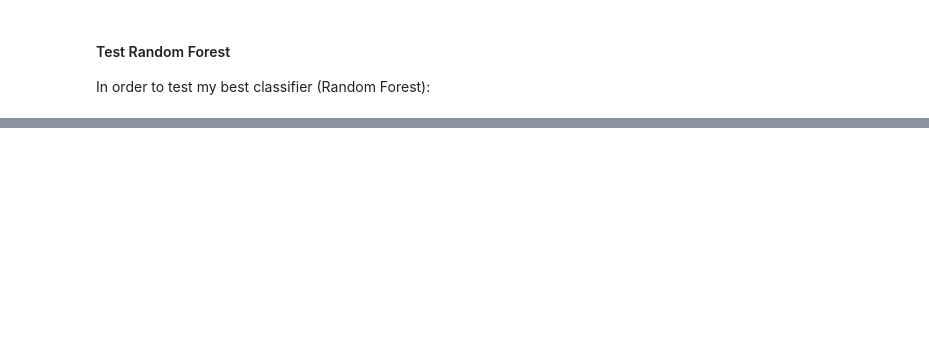
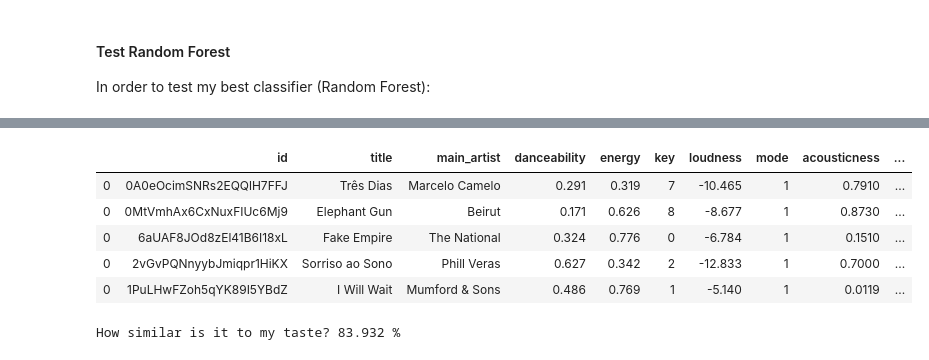
Before and after one commit to ritapereira10/Spotify-Analysis, a Jupyter notebook: code/Test.ipynb, the cells around one changed output, grey strips where cells are left out. Drawn from its saved outputs; the diff is of its cells as text; code cells hidden in the pictures; blank space fills up the shorter version.

```diff
--- a/code/Test.ipynb
+++ b/code/Test.ipynb
@@ -207,0 +225,18 @@ liked_test_songs
+# %%
+#passing with the Felipe's playlist
+
+pred = clf.predict_proba(felipe_df[features])[:,1]
+
+felipe_df['prediction'] = pred
+felipe_df.head()
+# %% [output]
+|  | id | title | main_artist | danceability | energy | key | loudness | mode | acousticness | ... |
+| 0 | 0A0eOcimSNRs2EQQlH7FFJ | Três Dias | Marcelo Camelo | 0.291 | 0.319 | 7 | -10.465 | 1 | 0.7910 | ... |
+| 0 | 0MtVmhAx6CxNuxFIUc6Mj9 | Elephant Gun | Beirut | 0.171 | 0.626 | 8 | -8.677 | 1 | 0.8730 | ... |
+| 0 | 6aUAF8JOd8zEl41B6I18xL | Fake Empire | The National | 0.324 | 0.776 | 0 | -6.784 | 1 | 0.1510 | ... |
+| 0 | 2vGvPQNnyybJmiqpr1HiKX | Sorriso ao Sono | Phill Veras | 0.627 | 0.342 | 2 | -12.833 | 1 | 0.7000 | ... |
+| 0 | 1PuLHwFZoh5qYK89I5YBdZ | I Will Wait | Mumford & Sons | 0.486 | 0.769 | 1 | -5.140 | 1 | 0.0119 | ... |
+# %%
+print("How similar is it to my taste?", round(felipe_df['prediction'].mean()*100,3), "%")
+# %% [output]
+How similar is it to my taste? 83.932 %
```
Also changed, not shown: parts of 15 cells of this notebook, 5 other files.
